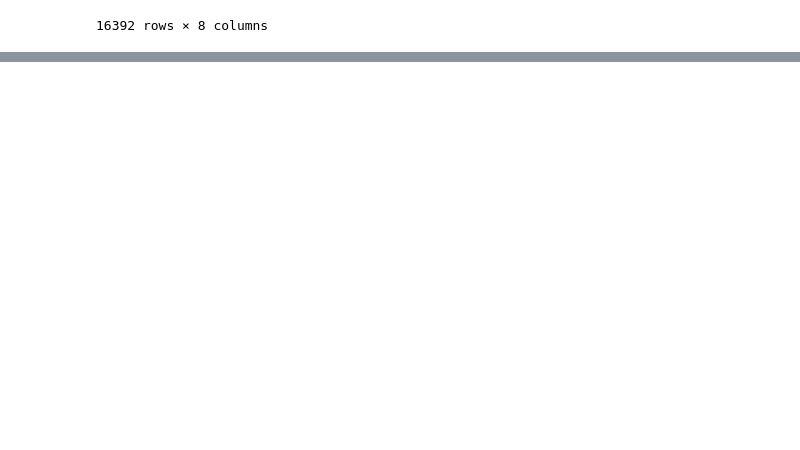
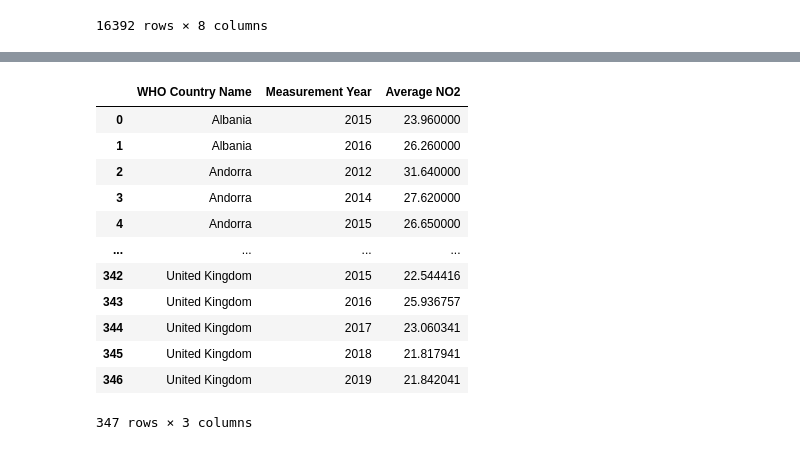
Before and after one commit to dheerajoruganty/5100Project, a Jupyter notebook: dataclean.ipynb, the cells around one changed output, grey strips where cells are left out. Saved outputs shown, nothing was run; the diff lists cells and outputs as text; code cells hidden in the pictures; blank space fills up the shorter version.

Commit message:
Added average NO2 by country and Year

```diff
--- a/dataclean.ipynb
+++ b/dataclean.ipynb
@@ -110,3 +110,7 @@ merged_df
 16392 rows × 8 columns
 # %%
 merged_df.to_csv('data_final.csv')
+# %%
+df = merged_df
+# %%
+average_no2 = df.groupby(['WHO Country Name', 'Measurement Year'])['NO2 (μg/m3)'].mean()
@@ -112,0 +133,19 @@ merged_df.to_csv('data_final.csv')
+# %%
+average_no2_df = average_no2.reset_index()
+average_no2_df = average_no2_df.rename(columns={'NO2 (μg/m3)': 'Average NO2'})
+# %%
+average_no2_df
+# %% [output]
+|  | WHO Country Name | Measurement Year | Average NO2 |
+| 0 | Albania | 2015 | 23.960000 |
+| 1 | Albania | 2016 | 26.260000 |
+| 2 | Andorra | 2012 | 31.640000 |
+| 3 | Andorra | 2014 | 27.620000 |
+| 4 | Andorra | 2015 | 26.650000 |
+| ... | ... | ... | ... |
+| 342 | United Kingdom | 2015 | 22.544416 |
+| 343 | United Kingdom | 2016 | 25.936757 |
+| 344 | United Kingdom | 2017 | 23.060341 |
+| 345 | United Kingdom | 2018 | 21.817941 |
+| 346 | United Kingdom | 2019 | 21.842041 |
+347 rows × 3 columns
```
Also changed, not shown: parts of 5 cells of this notebook, 1 other file.
